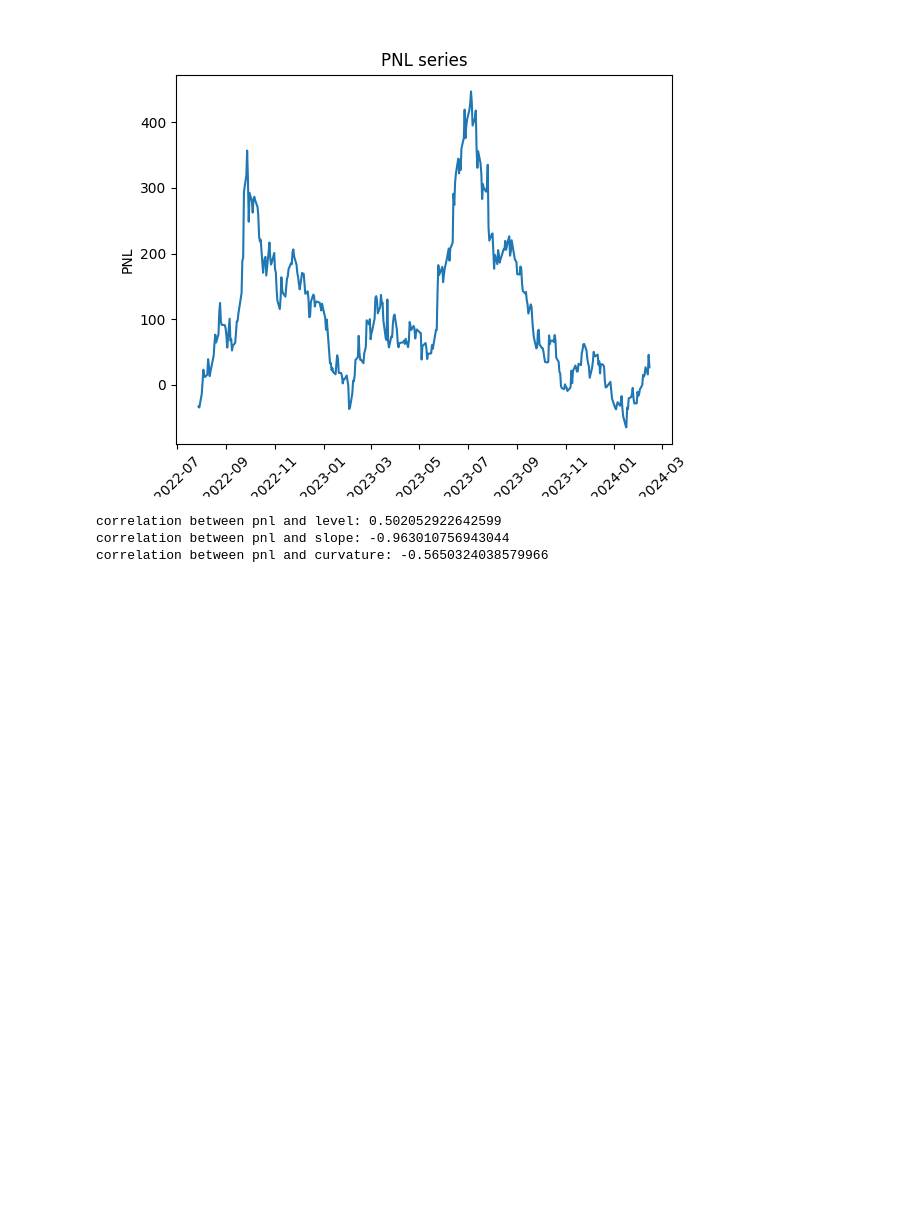
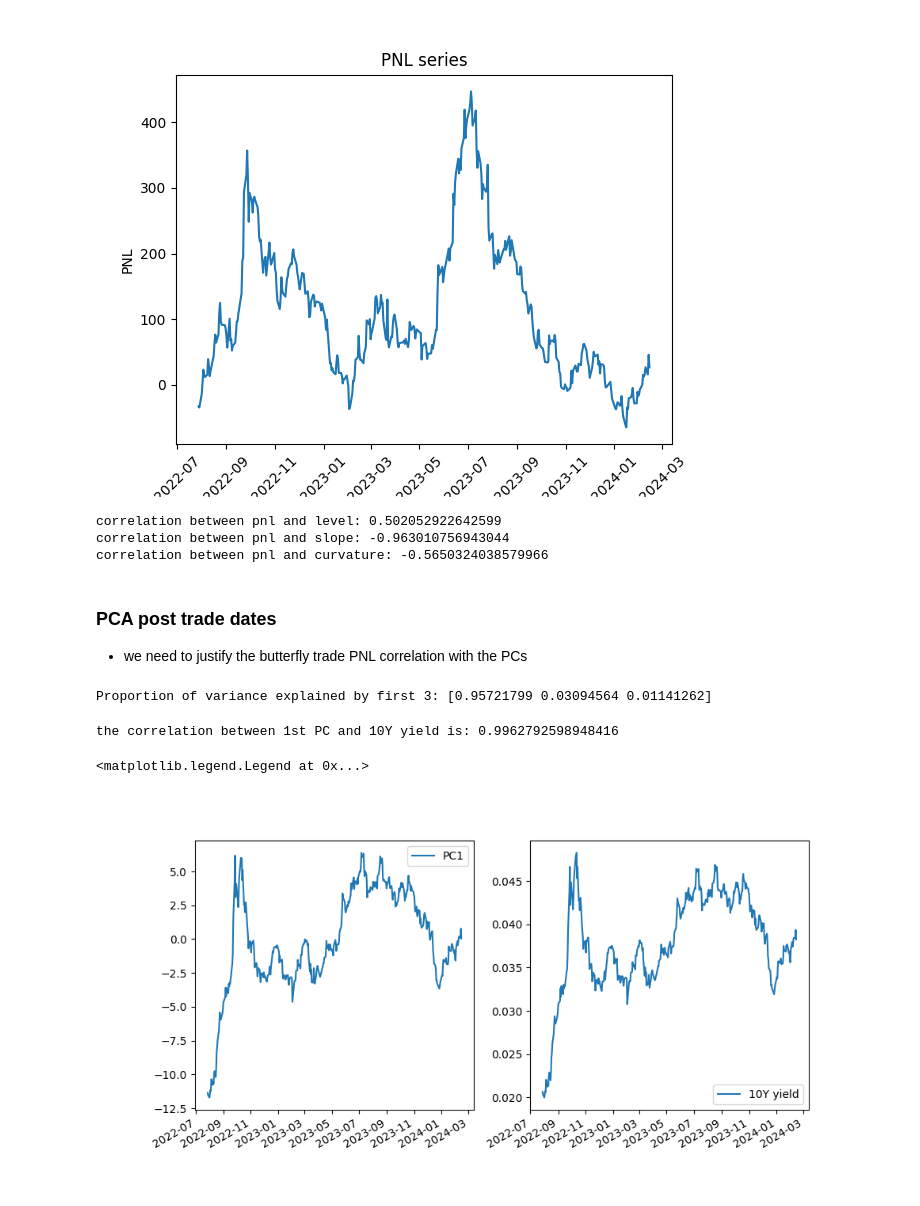
Before and after one commit to QizheCui/PCA_Butterfly_Trading_Strategy, a Jupyter notebook: LiborVersion/PCA_Trade_Libor.ipynb, the cells around one changed output. Drawn from its saved outputs; the diff is of its cells as text; code cells hidden in the pictures; blank space fills up the shorter version.

```diff
--- a/LiborVersion/PCA_Trade_Libor.ipynb
+++ b/LiborVersion/PCA_Trade_Libor.ipynb
@@ -374,3 +377,32 @@ print(f"correlation between pnl and curvature: {np.corrcoef(pnl_series, post_tra
 correlation between pnl and level: 0.502052922642599
 correlation between pnl and slope: -0.963010756943044
 correlation between pnl and curvature: -0.5650324038579966
+# %% [markdown]
+### PCA post trade dates
+- we need to justify the butterfly trade PNL correlation with the PCs
+# %%
+# PCA on post trade dates
+post_trade_scales = (df_PCA.loc[post_trade_dates] - df_PCA.loc[post_trade_dates].mean(axis = 0)) / df_PCA.loc[post_trade_dates].std(axis = 0) # standardize the data
+cov_matrix = np.cov(post_trade_scales.T)
+eigenvalues, eigenvectors = np.linalg.eig(cov_matrix)
+explained_variance = eigenvalues / sum(eigenvalues)
+print('Proportion of variance explained by first 3:',explained_variance[:3])
+# %% [output]
+Proportion of variance explained by first 3: [0.95721799 0.03094564 0.01141262]
+# %%
+# plot the first PC with 10y yield
+PC1 = post_trade_scales.dot(eigenvectors[:,0]) # if X=U*Sigma*V^T, then PC1 = X*V[:,0] = U[:,0]*Sigma[0,0]
+print(f"the correlation between 1st PC and 10Y yield is: {np.corrcoef(PC1, df_yield.loc[post_trade_dates,10])[0][1]}")
+plt.figure(figsize=(10,5))
+plt.subplot(1,2,1)
+plt.plot(post_trade_dates, PC1, label='PC1')
+plt.legend()
+plt.subplot(1,2,2)
+plt.plot(post_trade_dates, df_yield.loc[post_trade_dates,10], label='10Y yield')
+# make the x-axis date less
+plt.gcf().autofmt_xdate()
+plt.legend()
+# %% [output]
+the correlation between 1st PC and 10Y yield is: 0.9962792598948416
+<matplotlib.legend.Legend at 0x...>
+[figure, added]
```
Also changed, not shown: parts of 9 cells of this notebook.
